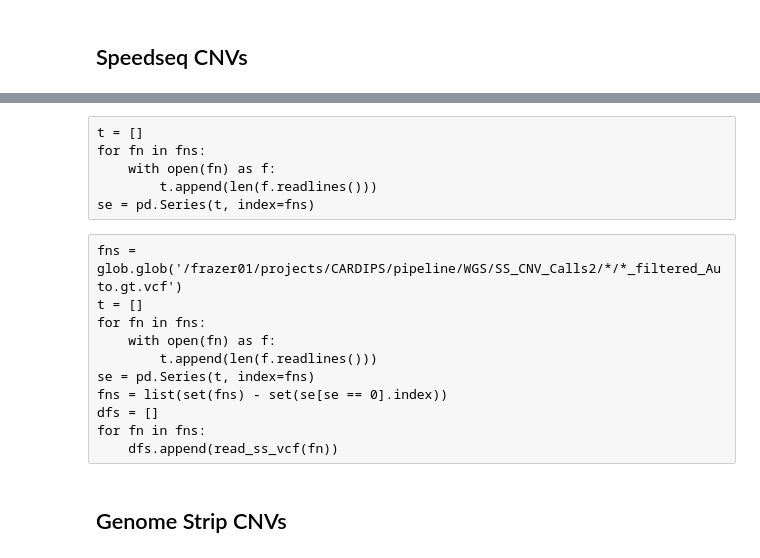
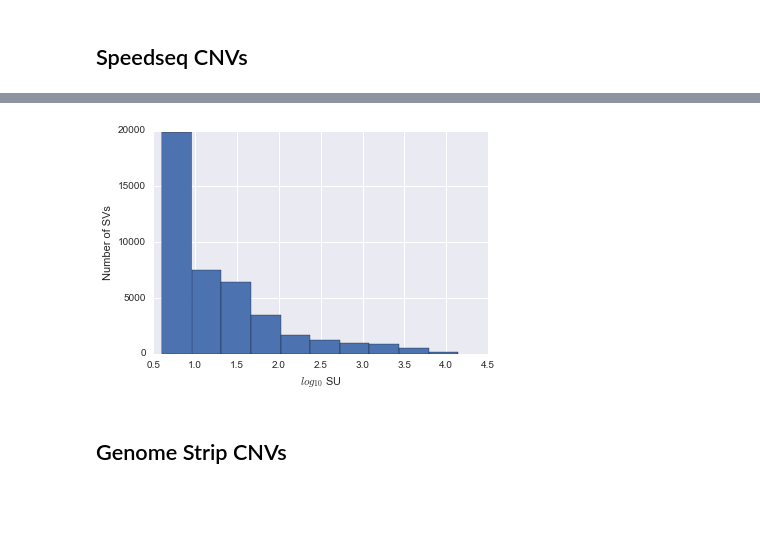
Before and after one commit to frazer-lab/cardips-ipsc-eqtl, a Jupyter notebook: notebooks/CNV Processing.ipynb, the cells around one changed output, grey strips where cells are left out. Cells and saved outputs as stored; diff of their text form; code cells hidden in the pictures; blank space fills up the shorter version.

```diff
--- a/notebooks/CNV Processing.ipynb
+++ b/notebooks/CNV Processing.ipynb
@@ -105,17 +72,0 @@ def read_ss_vcf(fn):
-# %% [raw]
-t = []
-for fn in fns:
-    with open(fn) as f:
-        t.append(len(f.readlines()))
-se = pd.Series(t, index=fns)
-# %% [raw]
-fns = glob.glob('/frazer01/projects/CARDIPS/pipeline/WGS/SS_CNV_Calls2/*/*_filtered_Auto.gt.vcf')
-t = []
-for fn in fns:
-    with open(fn) as f:
-        t.append(len(f.readlines()))
-se = pd.Series(t, index=fns)
-fns = list(set(fns) - set(se[se == 0].index))
-dfs = []
-for fn in fns:
-    dfs.append(read_ss_vcf(fn))
@@ -122,3 +119,9 @@ for fn in fns:
+# %%
+np.log10(lumpy_info.SU).hist()
+plt.ylabel('Number of SVs')
+plt.xlabel('$log_{10}$ SU');
+# %% [output]
+[figure, added]
 # %% [markdown]
 ## Genome Strip CNVs
 # %%
```
Also changed, not shown: parts of 59 cells of this notebook, 8 other files.
